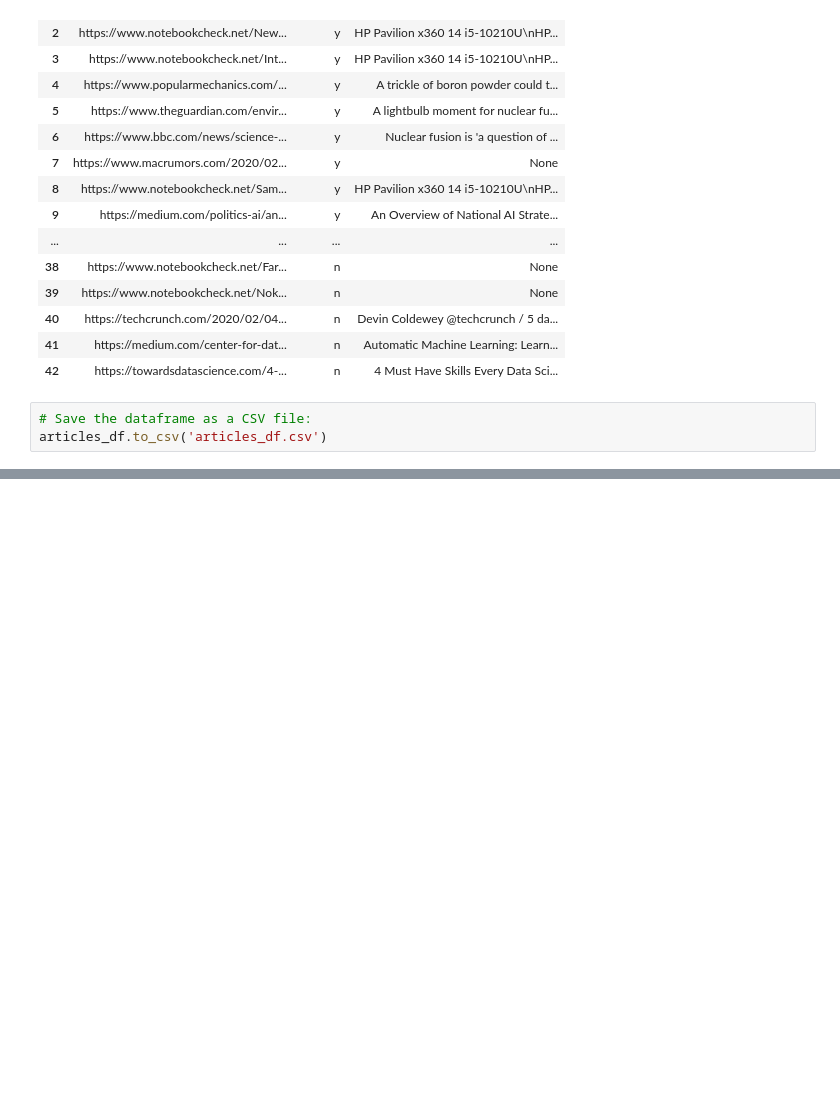
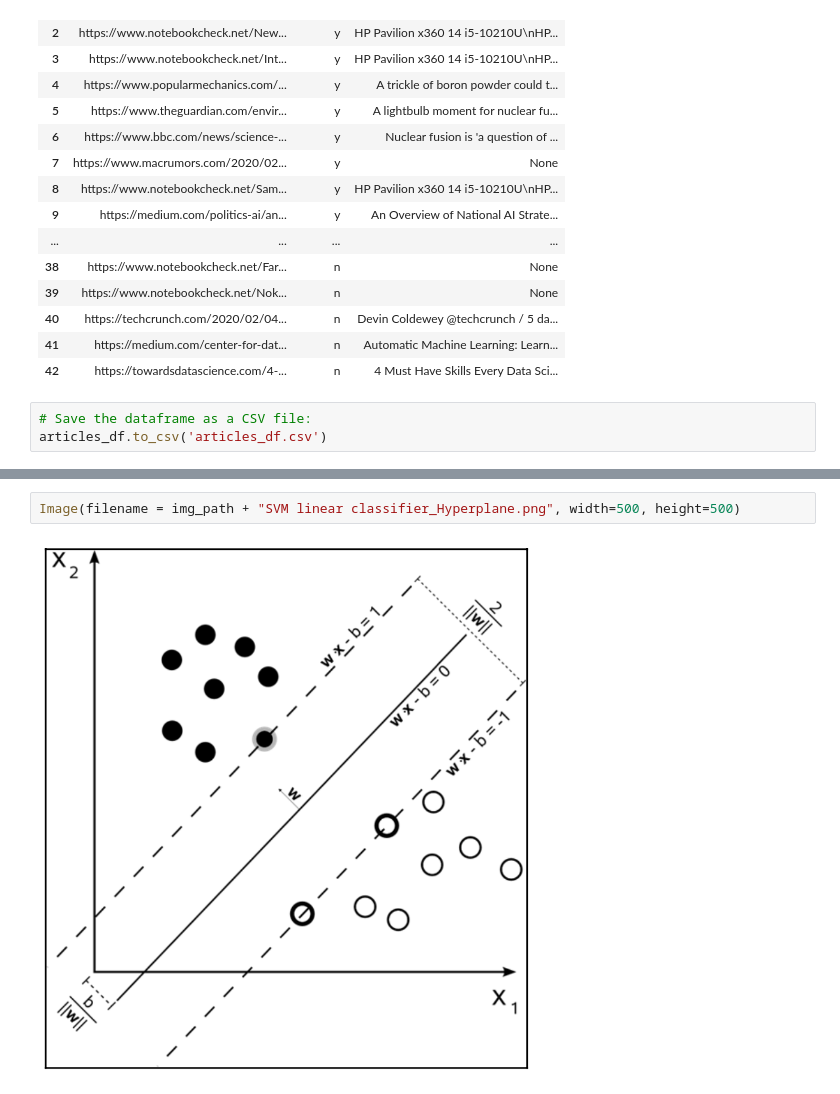
Before and after one commit to ylee9107/ML_app_CreateCustomNewsFeed, a Jupyter notebook: ML_app_CreateCustomNewsFeed.ipynb, the cells around one changed output, grey strips where cells are left out. Drawn from its saved outputs; the diff is of its cells as text; blank space fills up the shorter version.

```diff
--- a/ML_app_CreateCustomNewsFeed.ipynb
+++ b/ML_app_CreateCustomNewsFeed.ipynb
@@ -485,0 +561,4 @@ Overall:
+# %%
+Image(filename = img_path + "SVM linear classifier_Hyperplane.png", width=500, height=500)
+# %% [output]
+[figure, added]
```
Also changed, not shown: parts of 17 cells of this notebook.
